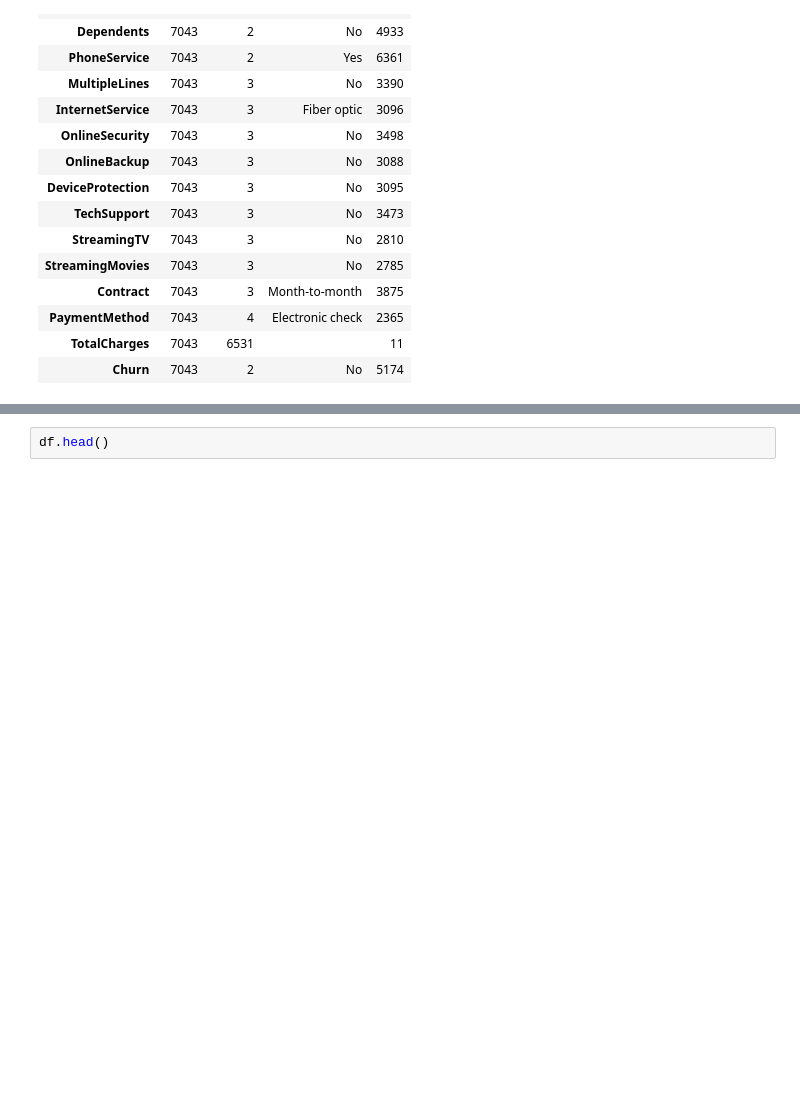
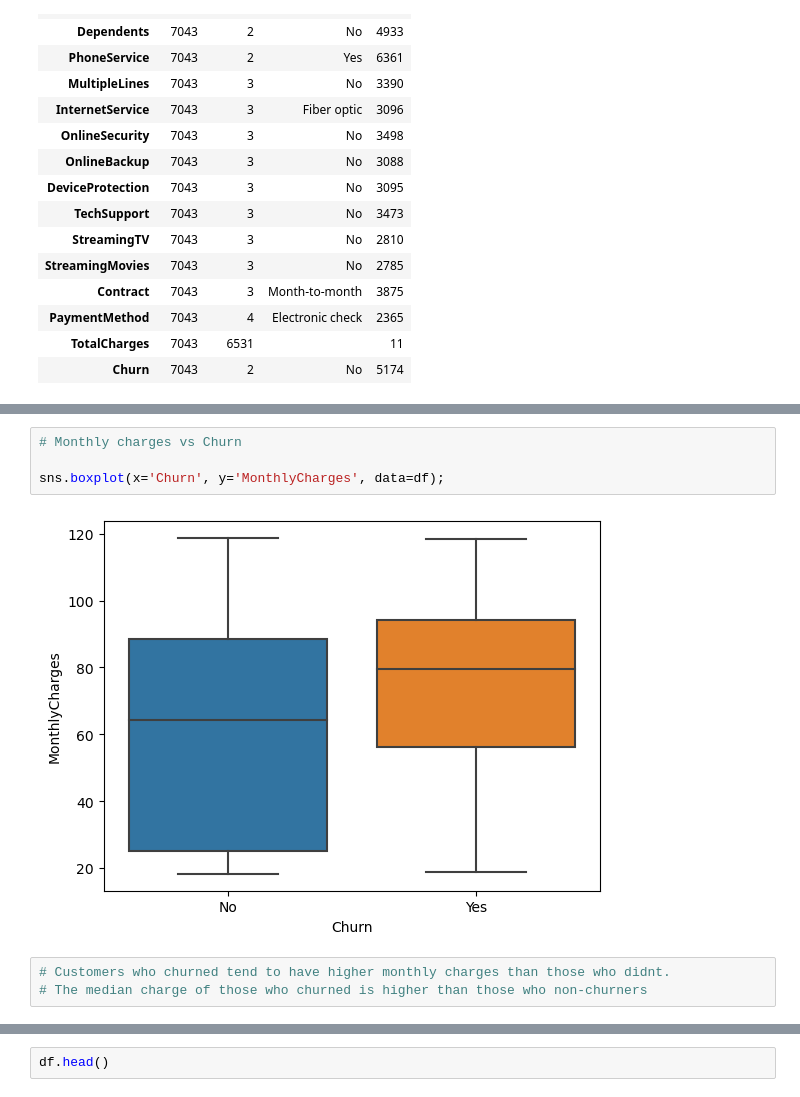
Before and after one commit to Chimmz/customer-churn-prediction, a Jupyter notebook: customer_churn.py.ipynb, the cells around one changed output, grey strips where cells are left out. Drawn from its saved outputs; the diff is of its cells as text; blank space fills up the shorter version.

```diff
--- a/customer_churn.py.ipynb
+++ b/customer_churn.py.ipynb
@@ -234,0 +119,9 @@ sns.countplot(x='InternetService', data=streamers[streamers.Churn == 'Yes']);
+# %%
+# Monthly charges vs Churn
+
+sns.boxplot(x='Churn', y='MonthlyCharges', data=df);
+# %% [output]
+[figure, added]
+# %%
+# Customers who churned tend to have higher monthly charges than those who didnt.
+# The median charge of those who churned is higher than those who non-churners
```
Also changed, not shown: parts of 39 cells of this notebook.
